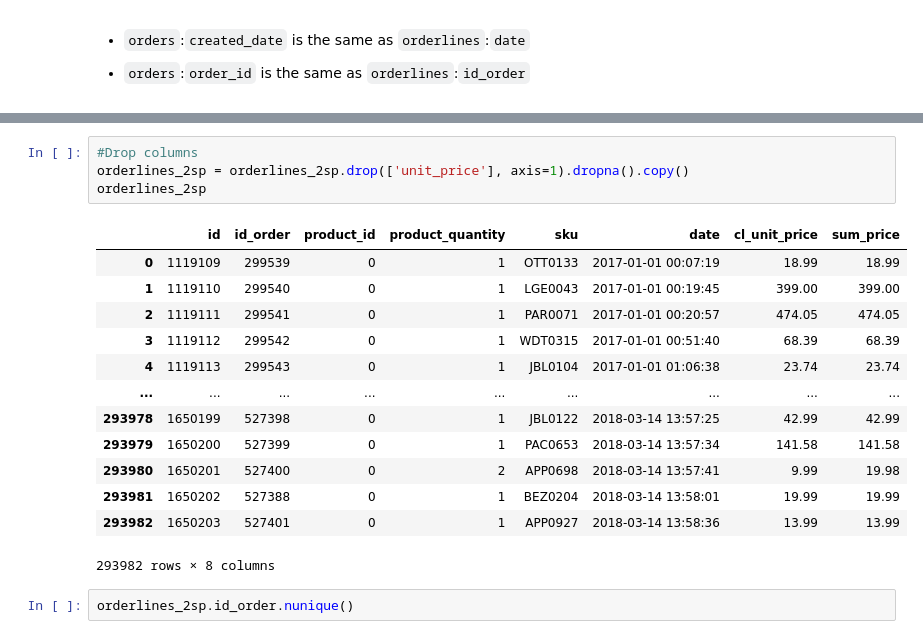
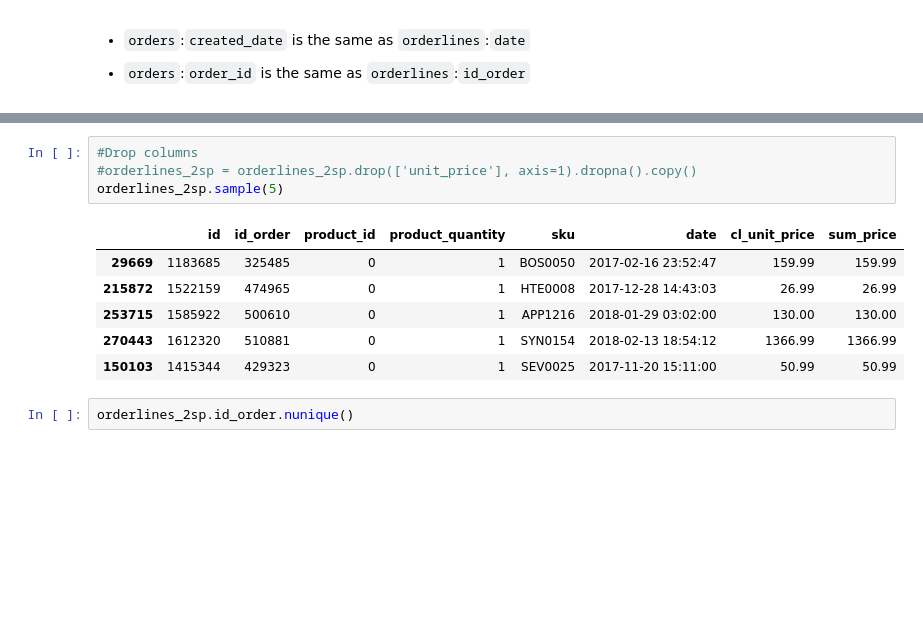
Before and after one commit to FindWhatYou/Pandas_Exercises, a Jupyter notebook: 7_data_cleaning.ipynb, the cells around one changed output, grey strips where cells are left out. Cells and saved outputs as stored; diff of their text form; blank space fills up the shorter version.

```diff
--- a/7_data_cleaning.ipynb
+++ b/7_data_cleaning.ipynb
@@ -817,21 +821,14 @@ orderlines_2sp
 # %%
 #Drop columns
-orderlines_2sp = orderlines_2sp.drop(['unit_price'], axis=1).dropna().copy()
-orderlines_2sp
+#orderlines_2sp = orderlines_2sp.drop(['unit_price'], axis=1).dropna().copy()
+orderlines_2sp.sample(5)
 # %% [output]
 |  | id | id_order | product_id | product_quantity | sku | date | cl_unit_price | sum_price |
-| 0 | 1119109 | 299539 | 0 | 1 | OTT0133 | 2017-01-01 00:07:19 | 18.99 | 18.99 |
-| 1 | 1119110 | 299540 | 0 | 1 | LGE0043 | 2017-01-01 00:19:45 | 399.00 | 399.00 |
-| 2 | 1119111 | 299541 | 0 | 1 | PAR0071 | 2017-01-01 00:20:57 | 474.05 | 474.05 |
-| 3 | 1119112 | 299542 | 0 | 1 | WDT0315 | 2017-01-01 00:51:40 | 68.39 | 68.39 |
-| 4 | 1119113 | 299543 | 0 | 1 | JBL0104 | 2017-01-01 01:06:38 | 23.74 | 23.74 |
-| ... | ... | ... | ... | ... | ... | ... | ... | ... |
-| 293978 | 1650199 | 527398 | 0 | 1 | JBL0122 | 2018-03-14 13:57:25 | 42.99 | 42.99 |
-| 293979 | 1650200 | 527399 | 0 | 1 | PAC0653 | 2018-03-14 13:57:34 | 141.58 | 141.58 |
-| 293980 | 1650201 | 527400 | 0 | 2 | APP0698 | 2018-03-14 13:57:41 | 9.99 | 19.98 |
-| 293981 | 1650202 | 527388 | 0 | 1 | BEZ0204 | 2018-03-14 13:58:01 | 19.99 | 19.99 |
-| 293982 | 1650203 | 527401 | 0 | 1 | APP0927 | 2018-03-14 13:58:36 | 13.99 | 13.99 |
+| 29669 | 1183685 | 325485 | 0 | 1 | BOS0050 | 2017-02-16 23:52:47 | 159.99 | 159.99 |
+| 215872 | 1522159 | 474965 | 0 | 1 | HTE0008 | 2017-12-28 14:43:03 | 26.99 | 26.99 |
+| 253715 | 1585922 | 500610 | 0 | 1 | APP1216 | 2018-01-29 03:02:00 | 130.00 | 130.00 |
+| 270443 | 1612320 | 510881 | 0 | 1 | SYN0154 | 2018-02-13 18:54:12 | 1366.99 | 1366.99 |
+| 150103 | 1415344 | 429323 | 0 | 1 | SEV0025 | 2017-11-20 15:11:00 | 50.99 | 50.99 |
-293982 rows × 8 columns
 # %%
 orderlines_2sp.id_order.nunique()
 # %% [output]
```
Also changed, not shown: parts of 23 cells of this notebook.
